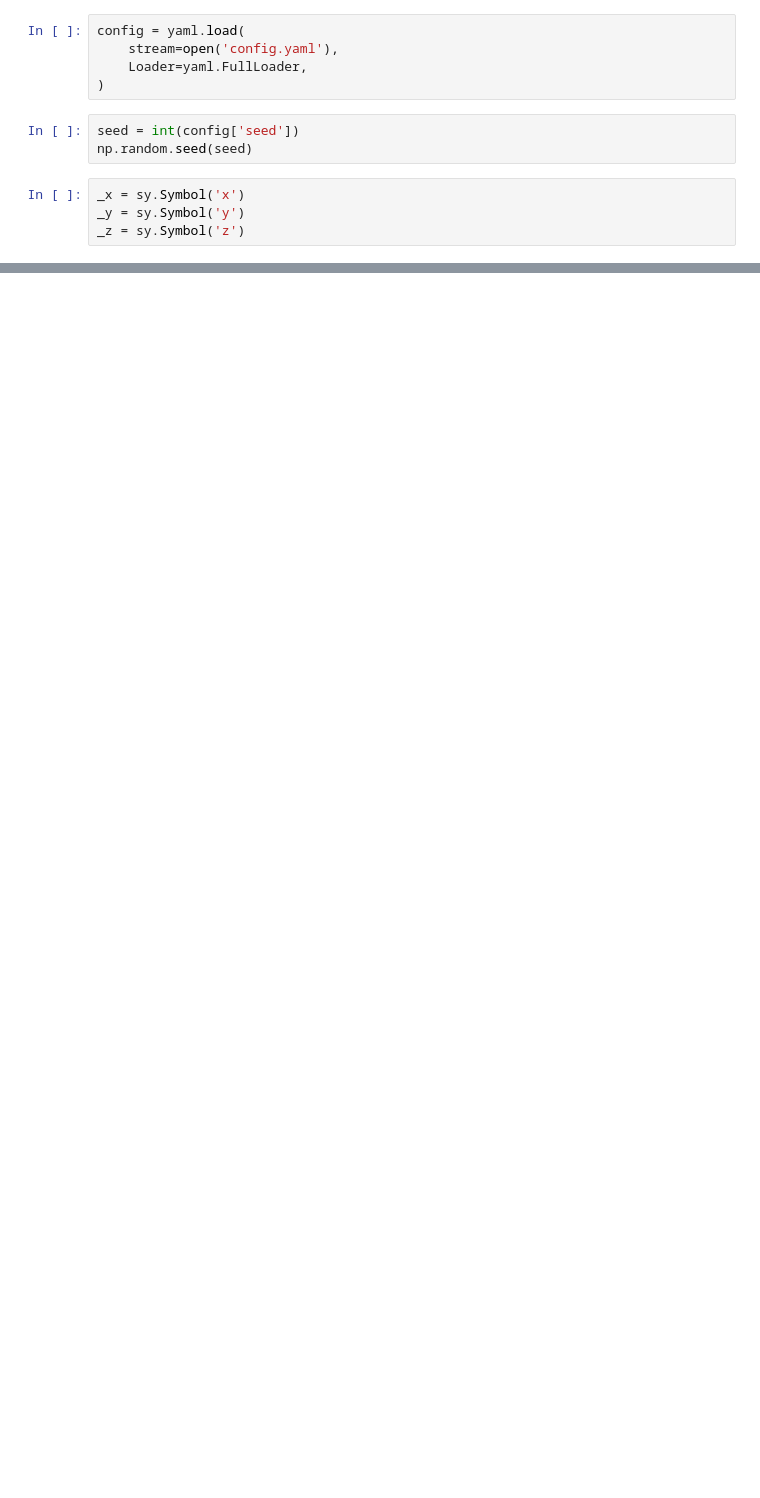
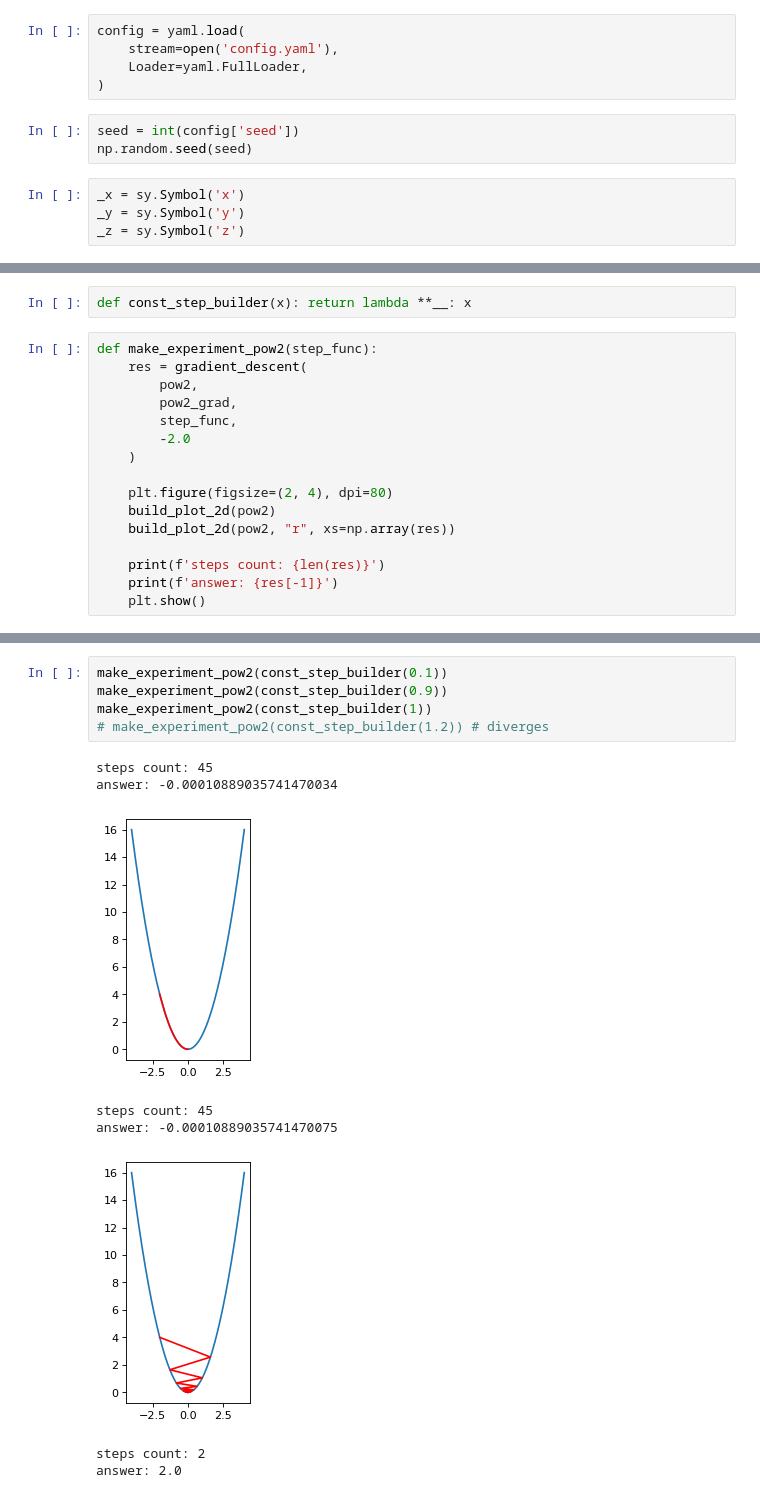
Before and after one commit to IvanMaslov/MethOptLab1, a Jupyter notebook: 01_gradient.ipynb, the cells around one changed output, grey strips where cells are left out. Saved outputs shown, nothing was run; the diff lists cells and outputs as text; blank space fills up the shorter version.

```diff
--- a/01_gradient.ipynb
+++ b/01_gradient.ipynb
@@ -77,0 +135,18 @@ plt.show()
+# %%
+def const_step_builder(x): return lambda **__: x
+# %%
+def make_experiment_pow2(step_func):
+    res = gradient_descent(
+        pow2,
+        pow2_grad,
+        step_func,
+        -2.0
+    )
+
+    plt.figure(figsize=(2, 4), dpi=80)
+    build_plot_2d(pow2)
+    build_plot_2d(pow2, "r", xs=np.array(res))
+
+    print(f'steps count: {len(res)}')
+    print(f'answer: {res[-1]}')
+    plt.show()
@@ -77,0 +188,14 @@ plt.show()
+# %%
+make_experiment_pow2(const_step_builder(0.1))
+make_experiment_pow2(const_step_builder(0.9))
+make_experiment_pow2(const_step_builder(1))
+# make_experiment_pow2(const_step_builder(1.2)) # diverges
+# %% [output]
+steps count: 45
+answer: -0.00010889035741470034
+[figure, added]
+steps count: 45
+answer: -0.00010889035741470075
+[figure, added]
+steps count: 2
+answer: 2.0
```
Also changed, not shown: parts of 45 cells of this notebook, 2 other files.
